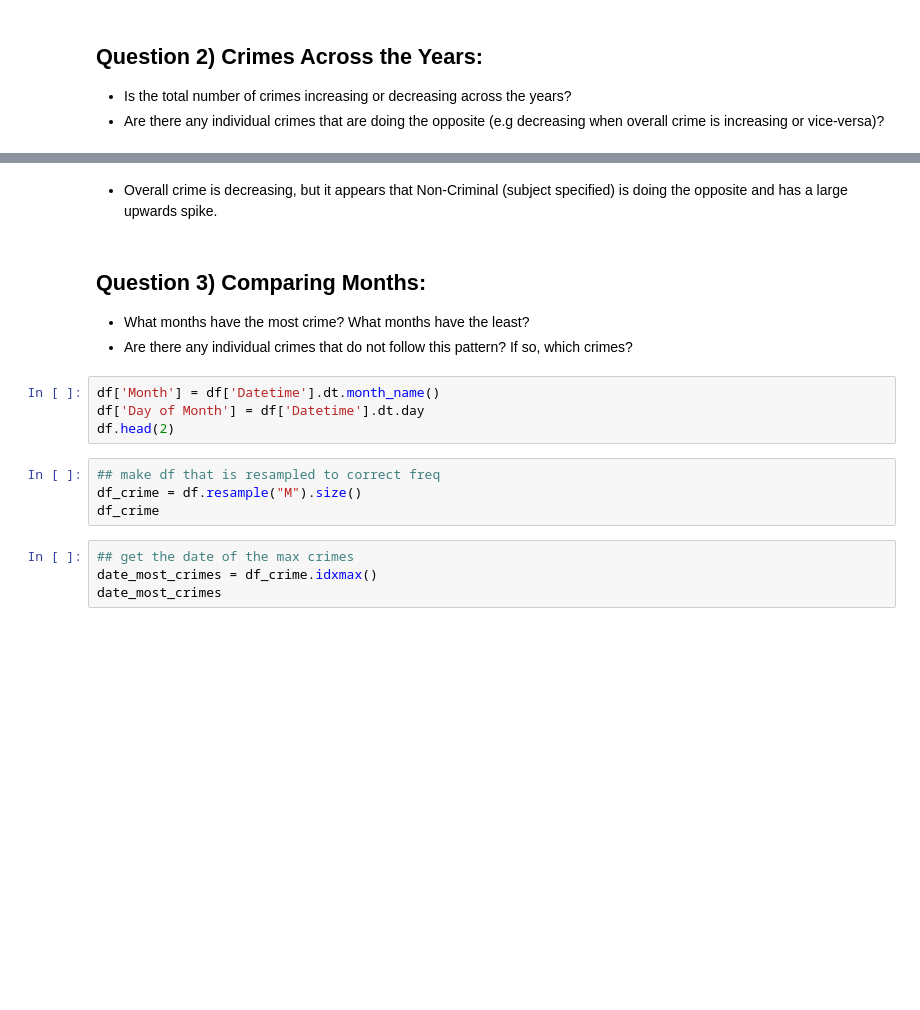
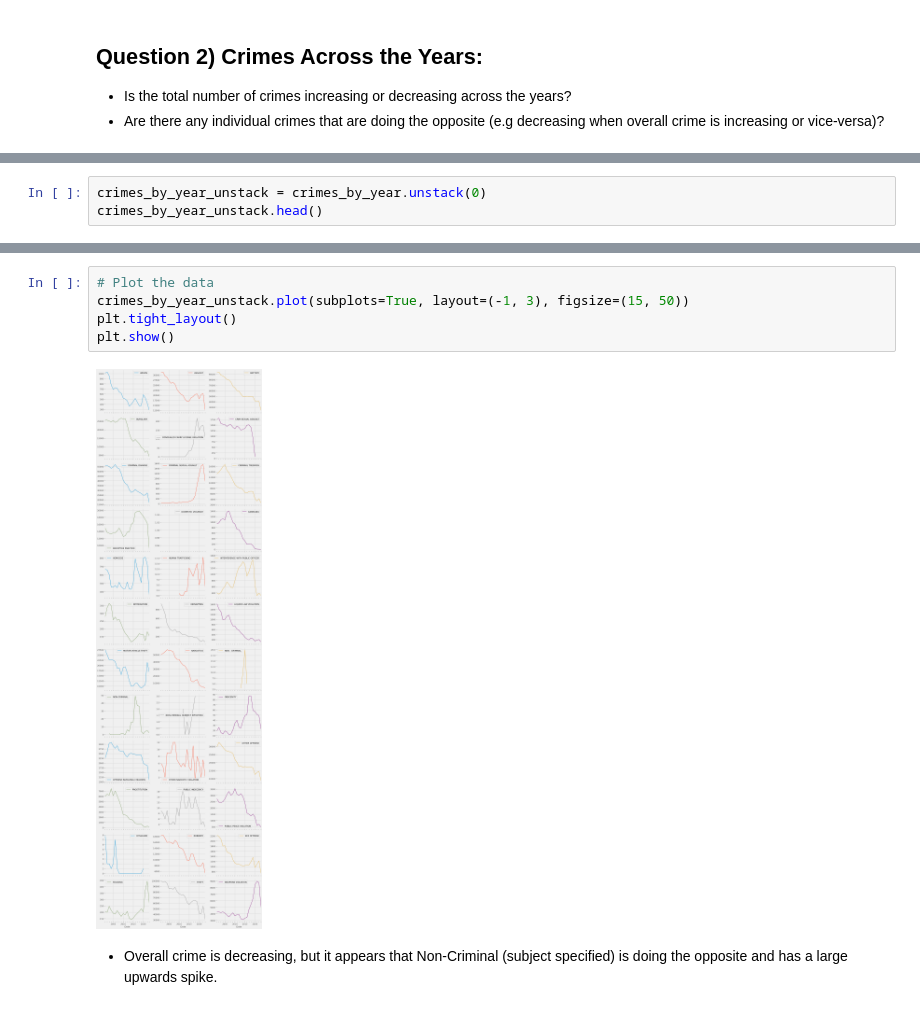
Before and after one commit to Mhoover41/Project-4-Chicago-Crime-Data, a Jupyter notebook: Project 4 Chicago Crime Data.ipynb, the cells around one changed output, grey strips where cells are left out. Drawn from its saved outputs; the diff is of its cells as text; blank space fills up the shorter version.

```diff
--- a/Project 4 Chicago Crime Data.ipynb
+++ b/Project 4 Chicago Crime Data.ipynb
@@ -307,0 +292,3 @@ plt.show()
+# %%
+crimes_by_year_unstack = crimes_by_year.unstack(0)
+crimes_by_year_unstack.head()
@@ -308,18 +303,9 @@ plt.show()
+# %%
+# Plot the data
+crimes_by_year_unstack.plot(subplots=True, layout=(-1, 3), figsize=(15, 50))
+plt.tight_layout()
+plt.show()
+# %% [output]
+[figure, added]
 # %% [markdown]
 - Overall crime is decreasing, but it appears that Non-Criminal (subject specified) is doing the opposite and has a large upwards spike.
-# %% [markdown]
-## Question 3) Comparing Months:
-- What months have the most crime? What months have the least?
-- Are there any individual crimes that do not follow this pattern? If so, which crimes?
-# %%
-df['Month'] = df['Datetime'].dt.month_name()
-df['Day of Month'] = df['Datetime'].dt.day
-df.head(2)
-# %%
-## make df that is resampled to correct freq
-df_crime = df.resample("M").size()
-df_crime
-# %%
-## get the date of the max crimes
-date_most_crimes = df_crime.idxmax()
-date_most_crimes
```
Also changed, not shown: parts of 46 cells of this notebook, 1 other file.
